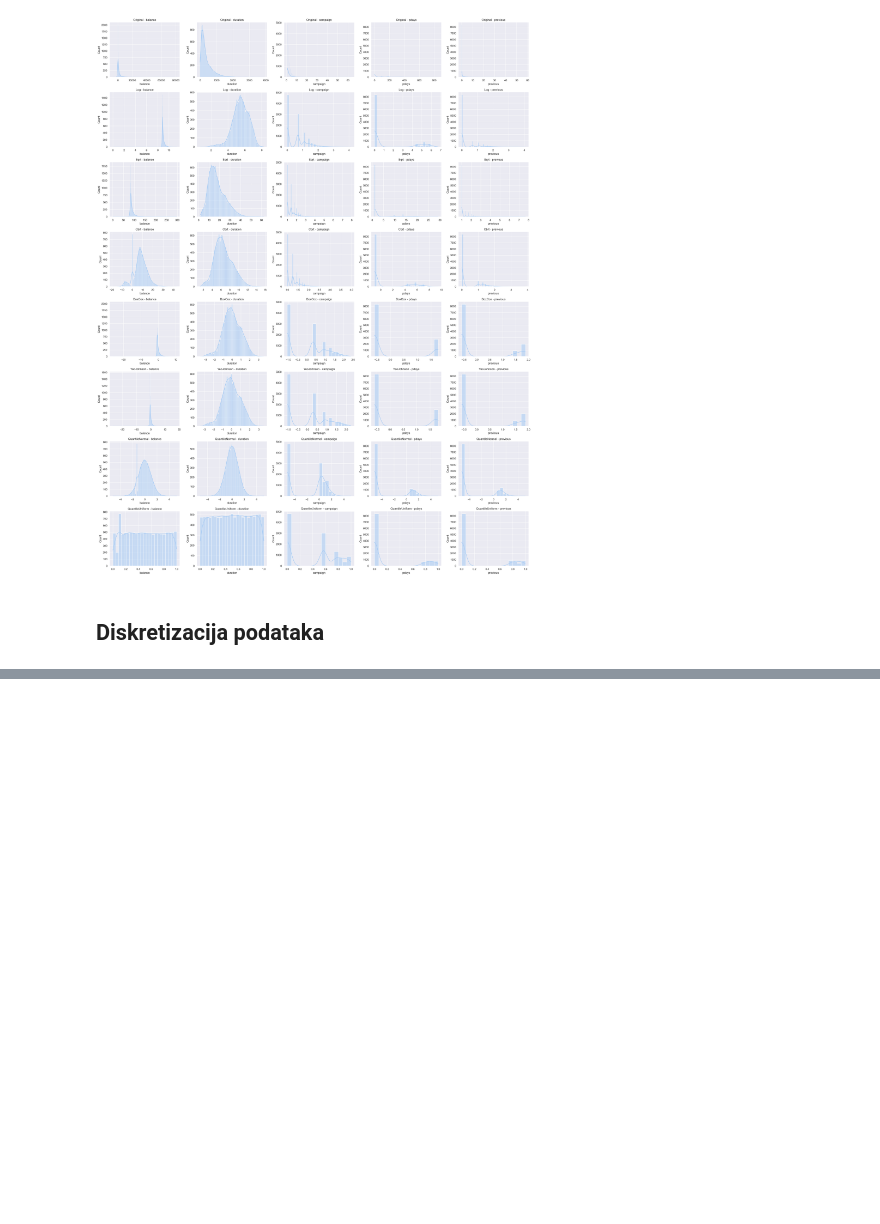
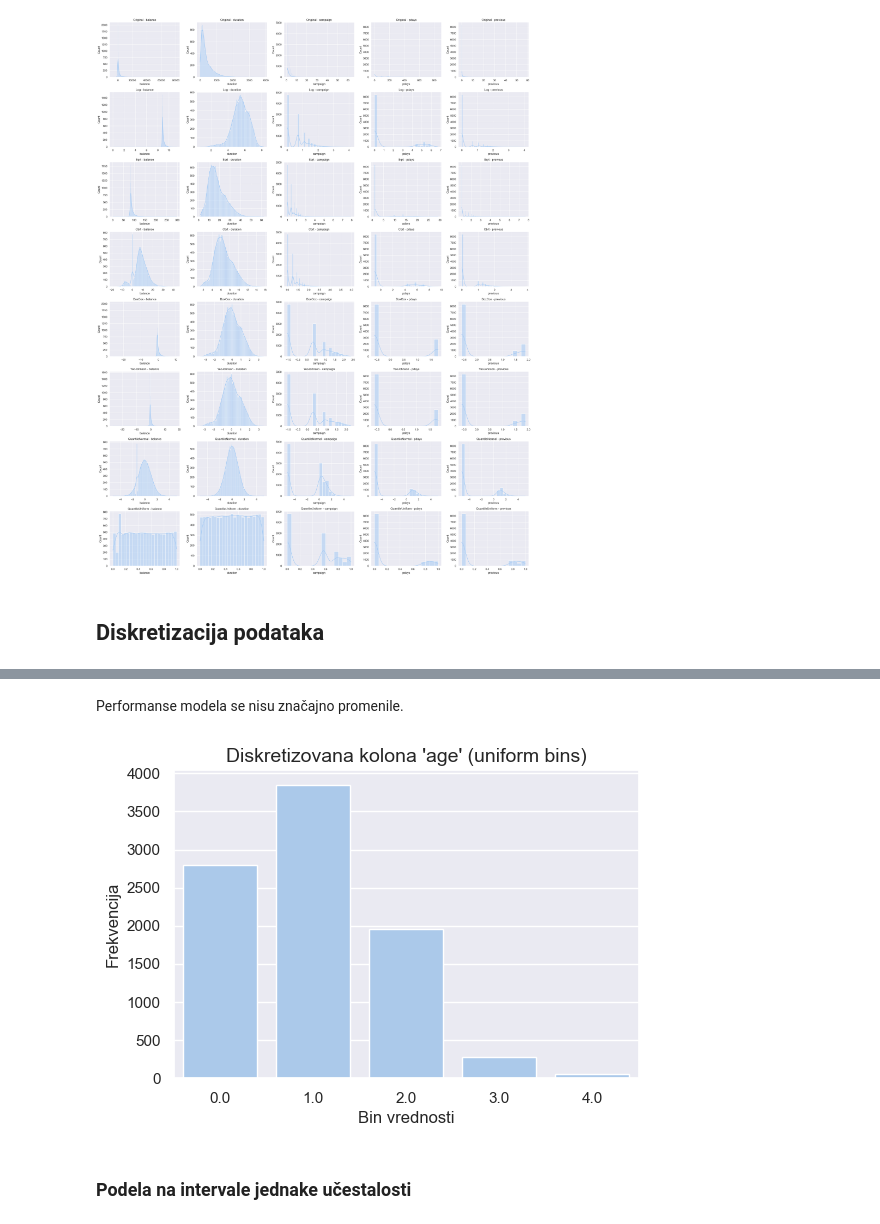
Before and after one commit to paunovicjovan/data-preprocessing-for-ml-1, a Jupyter notebook: Prakticni deo/Transformacija podataka.ipynb, the cells around one changed output, grey strips where cells are left out. Saved outputs shown, nothing was run; the diff lists cells and outputs as text; code cells hidden in the pictures; blank space fills up the shorter version.

```diff
--- a/Prakticni deo/Transformacija podataka.ipynb
+++ b/Prakticni deo/Transformacija podataka.ipynb
@@ -921,0 +927,13 @@ plt.show()
+# %%
+disc_uniform = KBinsDiscretizer(n_bins=5, encode='ordinal', strategy='uniform')
+
+X_train_age_uniform = X_train.copy()
+X_test_age_uniform = X_test.copy()
+
+X_train_age_uniform[['age']] = disc_uniform.fit_transform(X_train[['age']])
+X_test_age_uniform[['age']] = disc_uniform.transform(X_test[['age']])
+
+_, lr_age_uniform_metrics = run_logistic_regression(X_train_age_uniform, y_train, X_test_age_uniform, y_test)
+_, rf_age_uniform_metrics = run_random_forest(X_train_age_uniform, y_train, X_test_age_uniform, y_test)
+_, svm_age_uniform_metrics = run_svm(X_train_age_uniform, y_train, X_test_age_uniform, y_test)
+display(combine_results(lr_age_uniform_metrics, rf_age_uniform_metrics, svm_age_uniform_metrics))
@@ -921,0 +946,13 @@ plt.show()
+# %% [markdown]
+Performanse modela se nisu značajno promenile.
+# %%
+plt.figure(figsize=(6,4))
+sns.countplot(x='age', data=X_train_age_uniform)
+plt.title("Diskretizovana kolona 'age' (uniform bins)", fontsize=14)
+plt.xlabel("Bin vrednosti")
+plt.ylabel("Frekvencija")
+plt.show()
+# %% [output]
+[figure, added]
+# %% [markdown]
+### Podela na intervale jednake učestalosti
```
Also changed, not shown: parts of 24 cells of this notebook, 2 other files.
